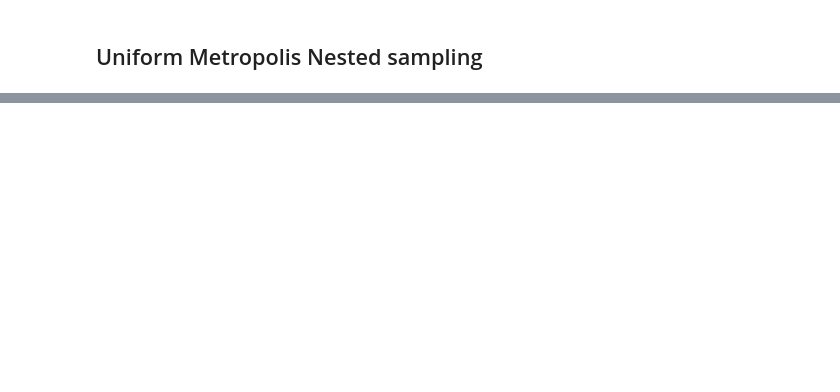
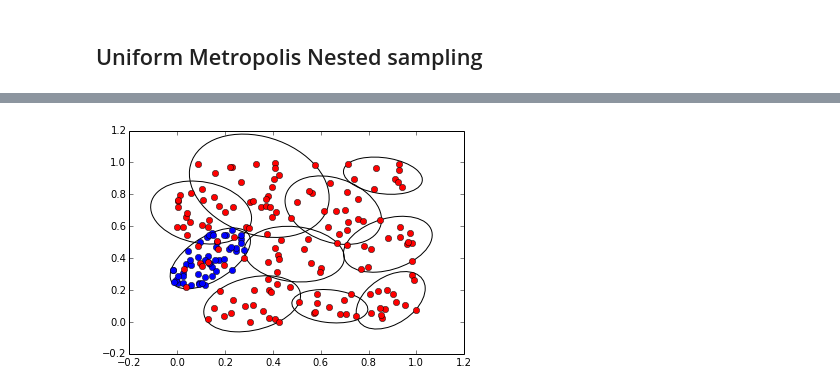
Before and after one commit to rzlee/bayes-detect, a Jupyter notebook: Bayesian_Source_Detection.ipynb, the cells around one changed output, grey strips where cells are left out. Drawn from its saved outputs; the diff is of its cells as text; code cells hidden in the pictures; blank space fills up the shorter version.

```diff
--- a/Bayesian_Source_Detection.ipynb
+++ b/Bayesian_Source_Detection.ipynb
@@ -100,0 +236,4 @@ From the above scatter plot of posterior samples, we can see the 8 objects of hi
+# %%
+clust_ellip.show_minimum_bounding_ellipsoids(Xr=X, with_sampled = True)
+# %% [output]
+[figure, added]
```
Also changed, not shown: parts of 32 cells of this notebook, 1 other file.
